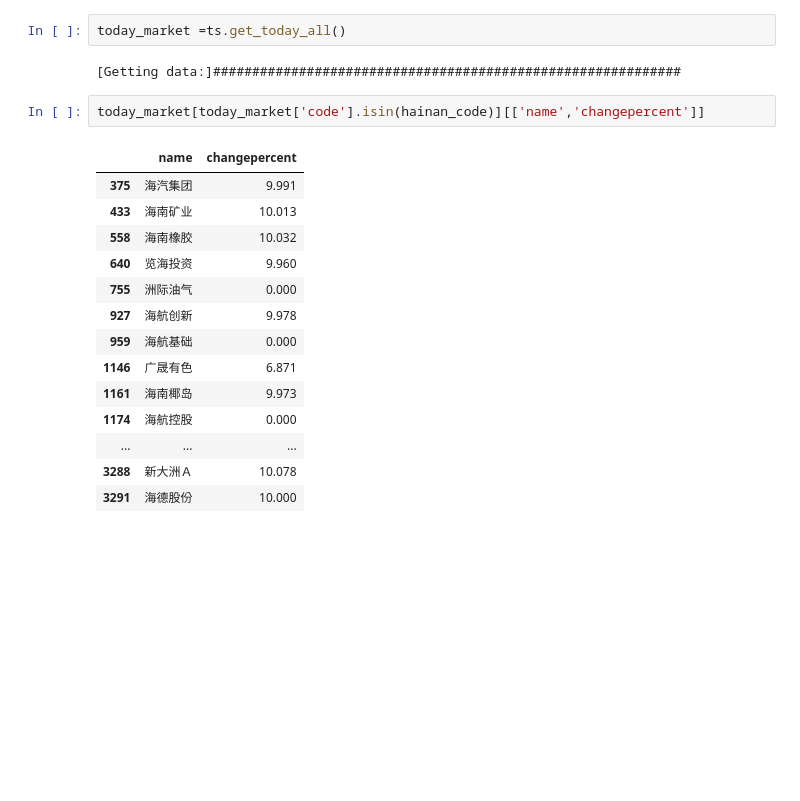
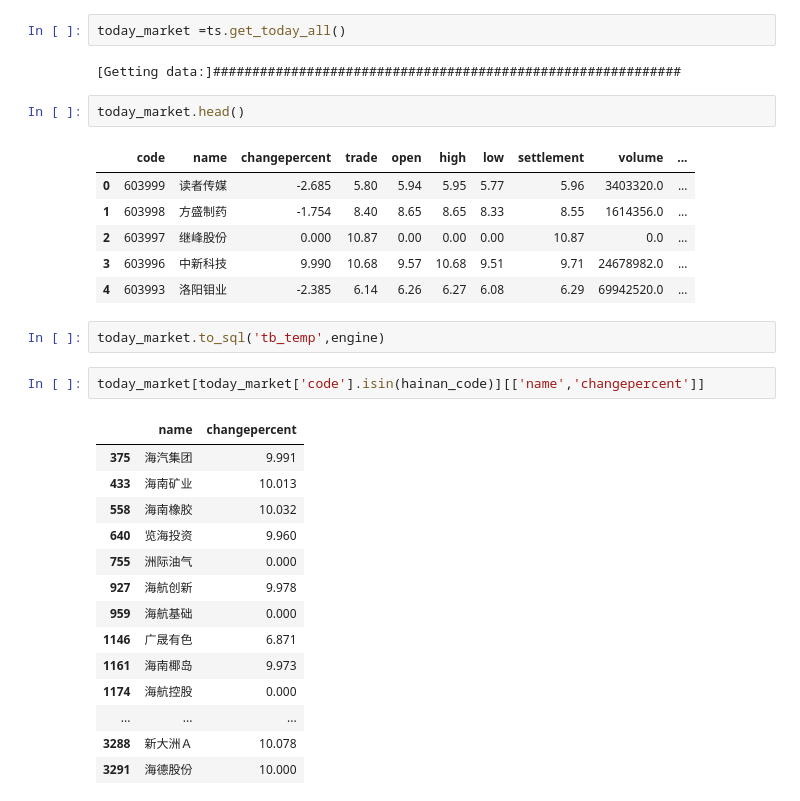
Before and after one commit to Rockyzsu/stock, a Jupyter notebook: query.ipynb, the cells around one changed output. Drawn from its saved outputs; the diff is of its cells as text; blank space fills up the shorter version.

```diff
--- a/query.ipynb
+++ b/query.ipynb
@@ -22,6 +22,17 @@ api=ts.get_apis()
 today_market =ts.get_today_all()
 # %% [output]
 [Getting data:]############################################################
+# %%
+today_market.head()
+# %% [output]
+|  | code | name | changepercent | trade | open | high | low | settlement | volume | ... |
+| 0 | 603999 | 读者传媒 | -2.685 | 5.80 | 5.94 | 5.95 | 5.77 | 5.96 | 3403320.0 | ... |
+| 1 | 603998 | 方盛制药 | -1.754 | 8.40 | 8.65 | 8.65 | 8.33 | 8.55 | 1614356.0 | ... |
+| 2 | 603997 | 继峰股份 | 0.000 | 10.87 | 0.00 | 0.00 | 0.00 | 10.87 | 0.0 | ... |
+| 3 | 603996 | 中新科技 | 9.990 | 10.68 | 9.57 | 10.68 | 9.51 | 9.71 | 24678982.0 | ... |
+| 4 | 603993 | 洛阳钼业 | -2.385 | 6.14 | 6.26 | 6.27 | 6.08 | 6.29 | 69942520.0 | ... |
+# %%
+today_market.to_sql('tb_temp',engine)
 # %%
 today_market[today_market['code'].isin(hainan_code)][['name','changepercent']]
 # %% [output]
```
Also changed, not shown: parts of 1 cell of this notebook.
